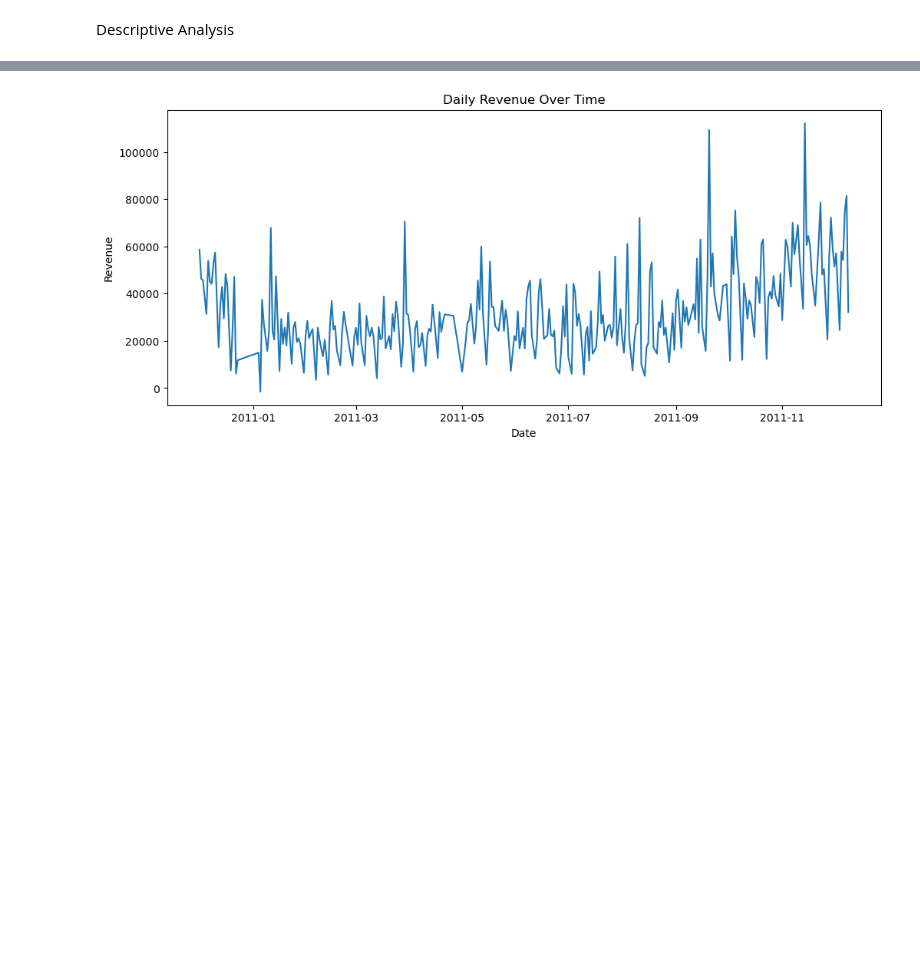
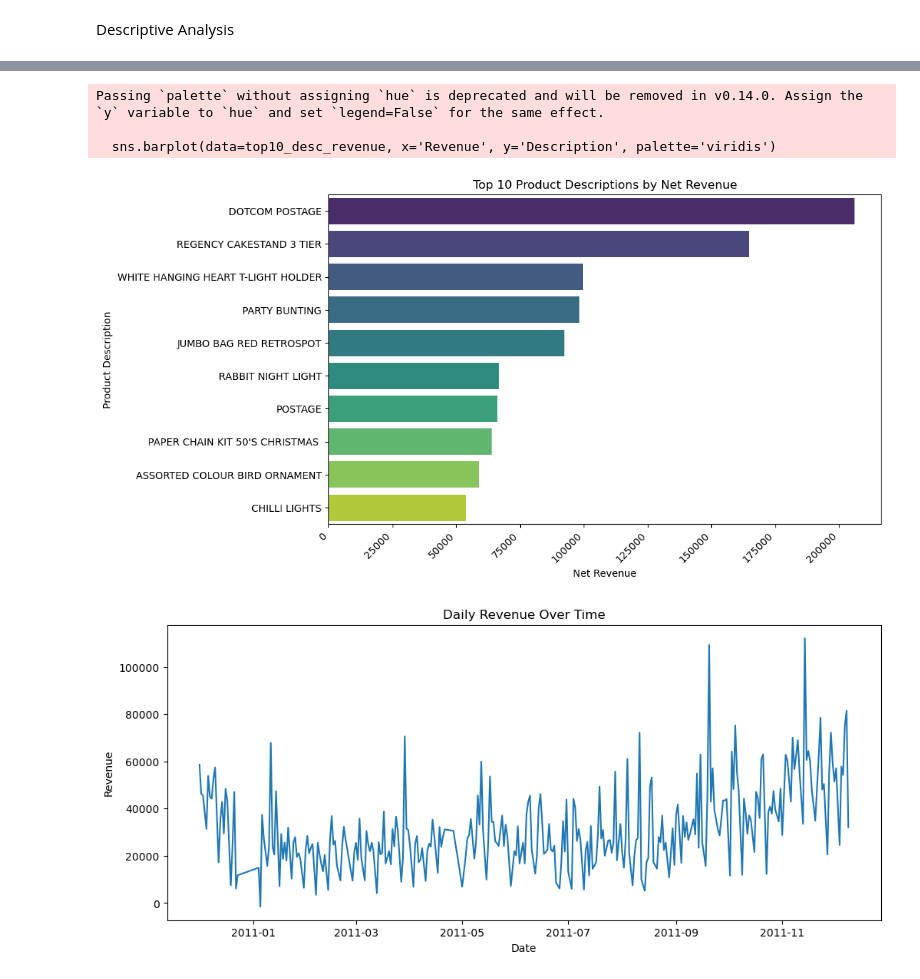
Before and after one commit to BihaniM/portfolio-project-1, a Jupyter notebook: Portfolio_project.ipynb, the cells around one changed output, grey strips where cells are left out. Saved outputs shown, nothing was run; the diff lists cells and outputs as text; code cells hidden in the pictures; blank space fills up the shorter version.

Commit message:
Updated EDA Analysis

```diff
--- a/Portfolio_project.ipynb
+++ b/Portfolio_project.ipynb
@@ -200,0 +211,11 @@ plt.show()
+# %%
+# Performance Analysis by Product Description
+
+# Aggregate net quantity and net revenue by product description.
+# Here, both positive (sales) and negative (corrections/returns) quantities are taken into account.
+description_summary = df.groupby('Description').agg({
+    'Quantity': 'sum',
+    'Revenue': 'sum'
+}).reset_index()
+top10_desc_revenue = description_summary.sort_values(by='Revenue', ascending=False).head(10)
+print("Top 10 Product Descriptions by Net Revenue:\n", top10_desc_revenue)
@@ -200,0 +235,14 @@ plt.show()
+# %%
+# Plot the Top 10 Product Descriptions by Net Revenue
+plt.figure(figsize=(10, 6))
+sns.barplot(data=top10_desc_revenue, x='Revenue', y='Description', palette='viridis')
+plt.title("Top 10 Product Descriptions by Net Revenue")
+plt.xlabel("Net Revenue")
+plt.ylabel("Product Description")
+plt.xticks(rotation=45, ha='right')
+plt.show()
+# %% [output]
+Passing `palette` without assigning `hue` is deprecated and will be removed in v0.14.0. Assign the `y` variable to `hue` and set `legend=False` for the same effect.
+
+  sns.barplot(data=top10_desc_revenue, x='Revenue', y='Description', palette='viridis')
+[figure, added]
```
Also changed, not shown: parts of 37 cells of this notebook.
